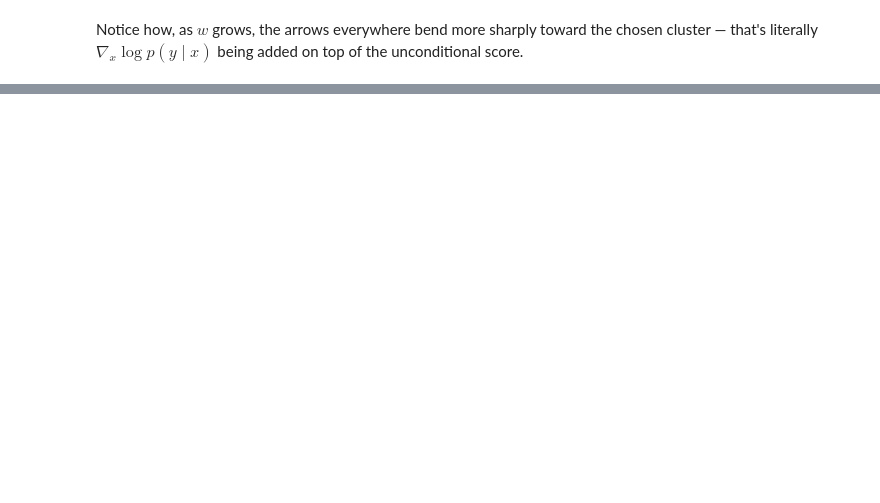
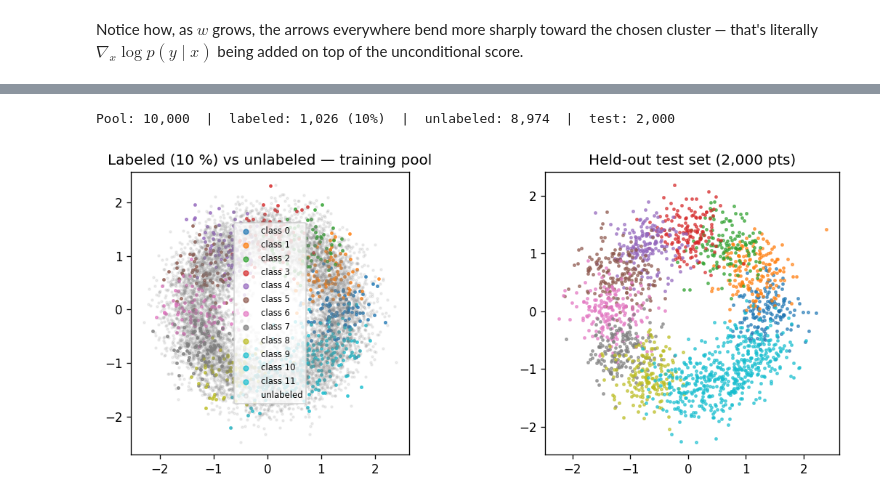
Before and after one commit to etienne87/diffusion_tutorials, a Jupyter notebook: notebooks/cfg.ipynb, the cells around one changed output, grey strips where cells are left out. Saved outputs shown, nothing was run; the diff lists cells and outputs as text; code cells hidden in the pictures; blank space fills up the shorter version.

Commit message:
split semi sup

```diff
--- a/notebooks/cfg.ipynb
+++ b/notebooks/cfg.ipynb
@@ -300,0 +314,44 @@ Notice how, as $w$ grows, the arrows everywhere bend more sharply toward the cho
+# %%
+# ── Dataset: test split + 30 % label dropout ─────────────────────────────────
+LABEL_KEEP_FRAC = 0.30
+
+torch.manual_seed(99)
+perm   = torch.randperm(len(train_x))
+n_test = 2000
+
+test_x = train_x[perm[:n_test]]
+test_y = train_y[perm[:n_test]]
+pool_x = train_x[perm[n_test:]]    # all data available to the model
+pool_y = train_y[perm[n_test:]]    # ground-truth — NOT given to the model
+
+torch.manual_seed(7)
+label_mask = torch.rand(len(pool_x)) < LABEL_KEEP_FRAC
+labeled_x  = pool_x[label_mask]
+labeled_y  = pool_y[label_mask]
+
+n_labeled   = label_mask.sum().item()
+n_unlabeled = (~label_mask).sum().item()
+print(f"Pool: {len(pool_x):,}  |  labeled: {n_labeled:,} ({100*n_labeled/len(pool_x):.0f}%)"
+      f"  |  unlabeled: {n_unlabeled:,}  |  test: {n_test:,}")
+
+fig, axes = plt.subplots(1, 2, figsize=(10, 4), dpi=120)
+for k in range(N_CLASSES):
+    m = labeled_y.numpy() == k
+    axes[0].scatter(labeled_x[m, 0], labeled_x[m, 1],
+                    s=4, alpha=0.7, color=palette(k), label=f'class {k}')
+axes[0].scatter(pool_x[~label_mask, 0], pool_x[~label_mask, 1],
+                s=3, alpha=0.12, color='gray', label='unlabeled')
+axes[0].set_title(f'Labeled ({LABEL_KEEP_FRAC*100:.0f} %) vs unlabeled — training pool')
+axes[0].set_aspect('equal')
+axes[0].legend(markerscale=2, fontsize=7, loc='center')
+
+for k in range(N_CLASSES):
+    m = test_y.numpy() == k
+    axes[1].scatter(test_x[m, 0], test_x[m, 1], s=4, alpha=0.6, color=palette(k))
+axes[1].set_title(f'Held-out test set ({n_test:,} pts)')
+axes[1].set_aspect('equal')
+plt.tight_layout()
+plt.show()
+# %% [output]
+Pool: 10,000  |  labeled: 1,026 (10%)  |  unlabeled: 8,974  |  test: 2,000
+[figure, added]
```
Also changed, not shown: parts of 8 cells of this notebook, 1 other file.
